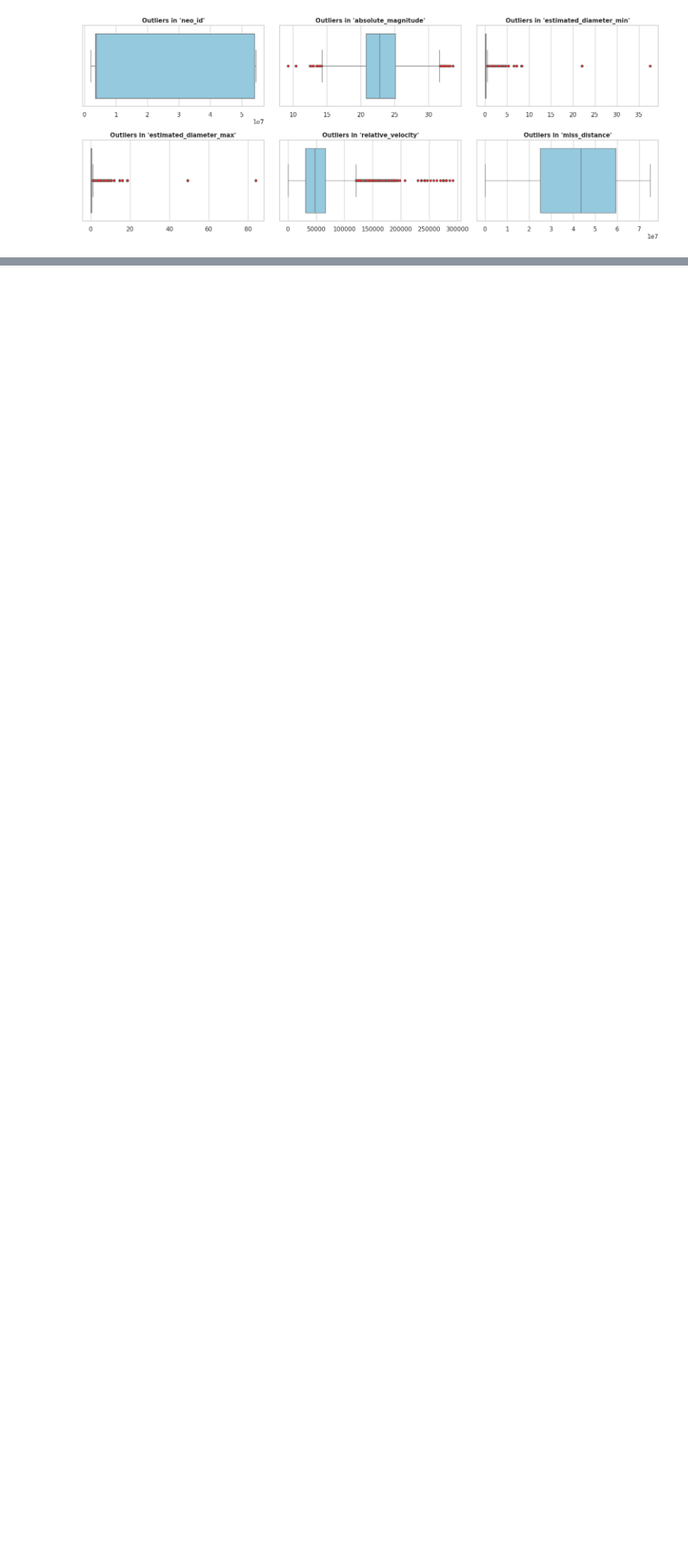
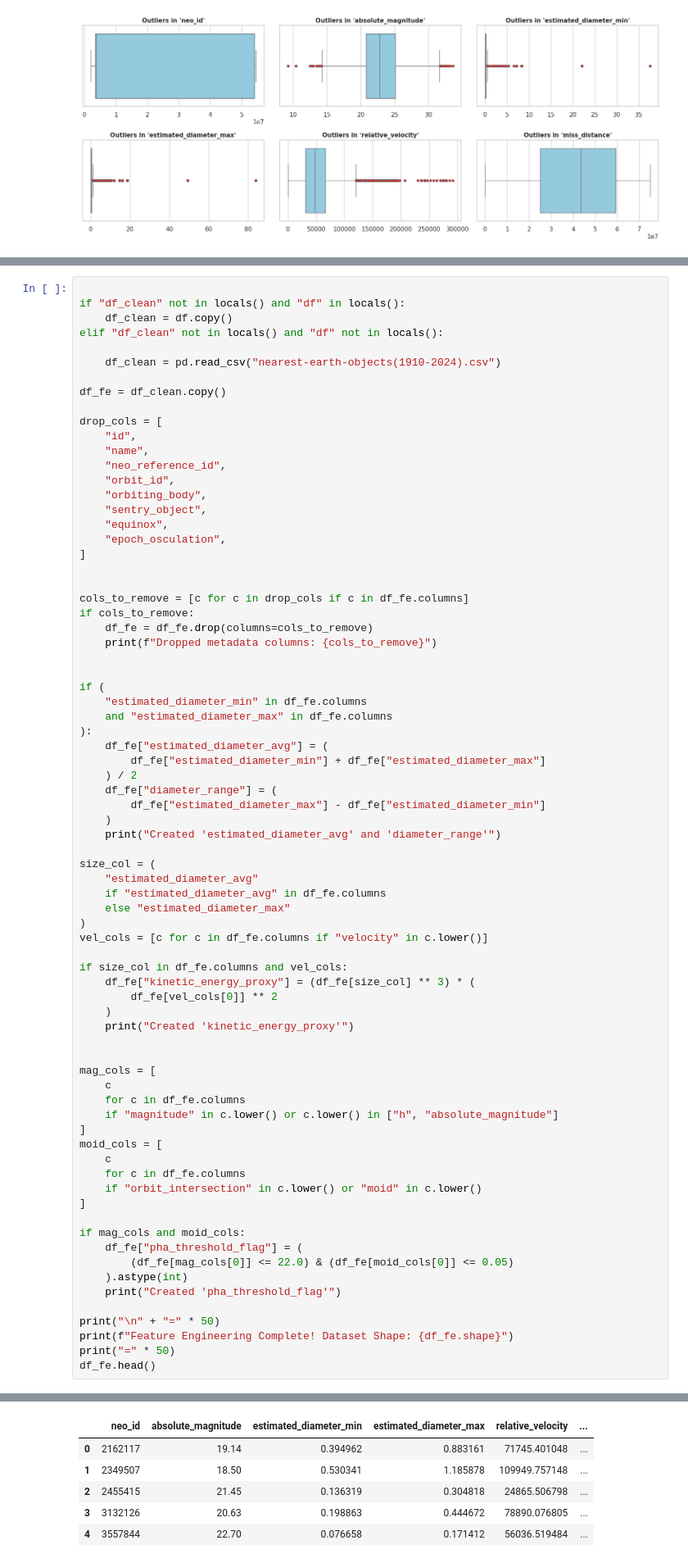
Before and after one commit to s006aj/Planetary_defence_system, a Jupyter notebook: final_project.ipynb, the cells around one changed output, grey strips where cells are left out. Shown at 82% size. Drawn from its saved outputs; the diff is of its cells as text; blank space fills up the shorter version.

```diff
--- a/final_project.ipynb
+++ b/final_project.ipynb
@@ -161,0 +164,76 @@ Passing `palette` without assigning `hue` is deprecated and will be removed in v
+# %%
+
+if "df_clean" not in locals() and "df" in locals():
+    df_clean = df.copy()
+elif "df_clean" not in locals() and "df" not in locals():
+
+    df_clean = pd.read_csv("nearest-earth-objects(1910-2024).csv")
+
+df_fe = df_clean.copy()
+
+drop_cols = [
+    "id",
+    "name",
+    "neo_reference_id",
+    "orbit_id",
+    "orbiting_body",
+    "sentry_object",
+    "equinox",
+    "epoch_osculation",
+]
+
+
+cols_to_remove = [c for c in drop_cols if c in df_fe.columns]
+if cols_to_remove:
+    df_fe = df_fe.drop(columns=cols_to_remove)
+    print(f"Dropped metadata columns: {cols_to_remove}")
+
+
+if (
+    "estimated_diameter_min" in df_fe.columns
+    and "estimated_diameter_max" in df_fe.columns
+):
+    df_fe["estimated_diameter_avg"] = (
+        df_fe["estimated_diameter_min"] + df_fe["estimated_diameter_max"]
+    ) / 2
+    df_fe["diameter_range"] = (
+        df_fe["estimated_diameter_max"] - df_fe["estimated_diameter_min"]
+    )
+    print("Created 'estimated_diameter_avg' and 'diameter_range'")
+
+size_col = (
+    "estimated_diameter_avg"
+    if "estimated_diameter_avg" in df_fe.columns
+    else "estimated_diameter_max"
+)
+vel_cols = [c for c in df_fe.columns if "velocity" in c.lower()]
+
+if size_col in df_fe.columns and vel_cols:
+    df_fe["kinetic_energy_proxy"] = (df_fe[size_col] ** 3) * (
+        df_fe[vel_cols[0]] ** 2
+    )
+    print("Created 'kinetic_energy_proxy'")
+
+
+mag_cols = [
+    c
+    for c in df_fe.columns
+    if "magnitude" in c.lower() or c.lower() in ["h", "absolute_magnitude"]
+]
+moid_cols = [
+    c
+    for c in df_fe.columns
+    if "orbit_intersection" in c.lower() or "moid" in c.lower()
+]
+
+if mag_cols and moid_cols:
+    df_fe["pha_threshold_flag"] = (
+        (df_fe[mag_cols[0]] <= 22.0) & (df_fe[moid_cols[0]] <= 0.05)
+    ).astype(int)
+    print("Created 'pha_threshold_flag'")
+
+print("\n" + "=" * 50)
+print(f"Feature Engineering Complete! Dataset Shape: {df_fe.shape}")
+print("=" * 50)
+df_fe.head()
+# %% [output]
@@ -161,0 +247,6 @@ Passing `palette` without assigning `hue` is deprecated and will be removed in v
+|  | neo_id | absolute_magnitude | estimated_diameter_min | estimated_diameter_max | relative_velocity | ... |
+| 0 | 2162117 | 19.14 | 0.394962 | 0.883161 | 71745.401048 | ... |
+| 1 | 2349507 | 18.50 | 0.530341 | 1.185878 | 109949.757148 | ... |
+| 2 | 2455415 | 21.45 | 0.136319 | 0.304818 | 24865.506798 | ... |
+| 3 | 3132126 | 20.63 | 0.198863 | 0.444672 | 78890.076805 | ... |
+| 4 | 3557844 | 22.70 | 0.076658 | 0.171412 | 56036.519484 | ... |
```
Also changed, not shown: parts of 13 cells of this notebook.
